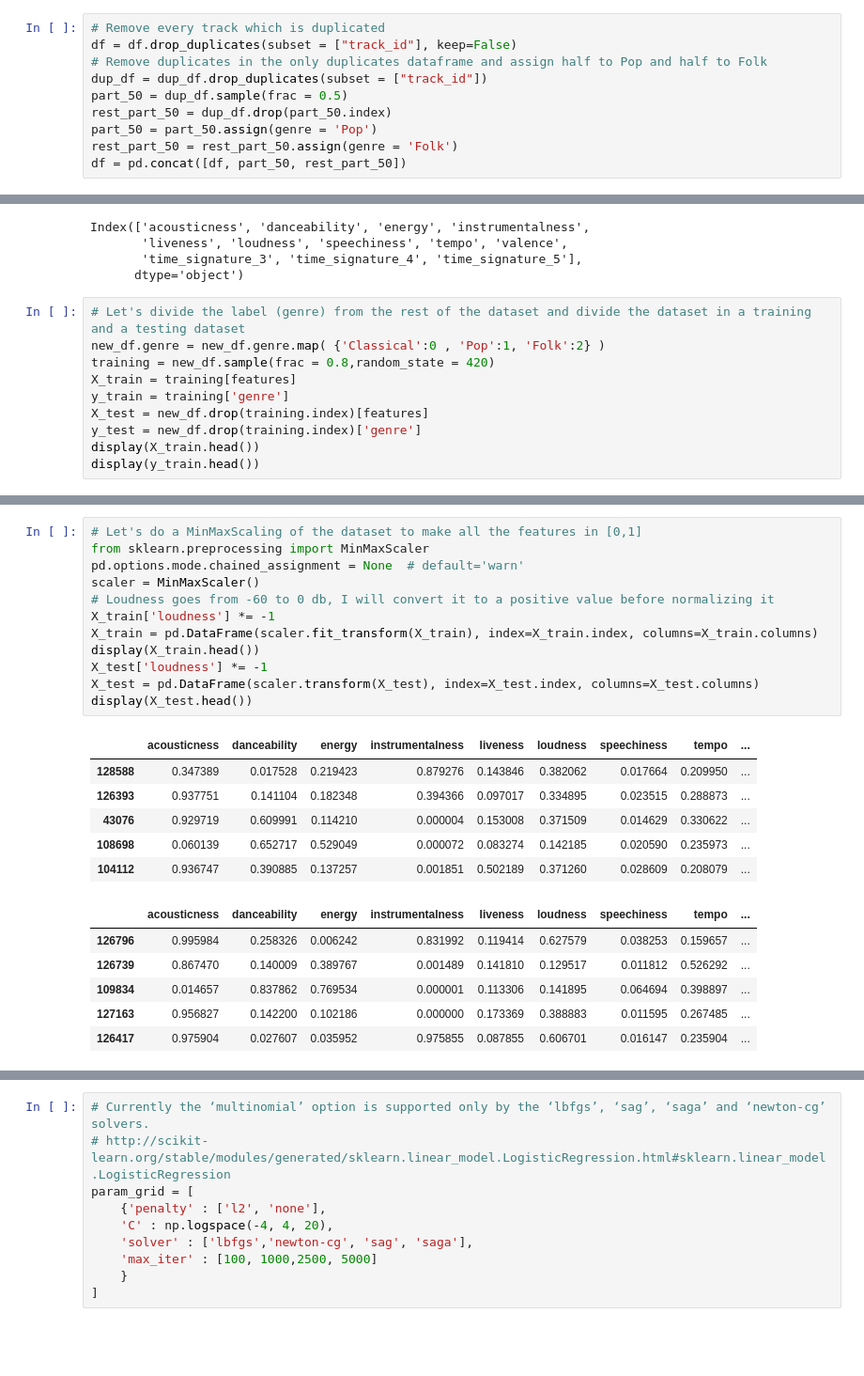
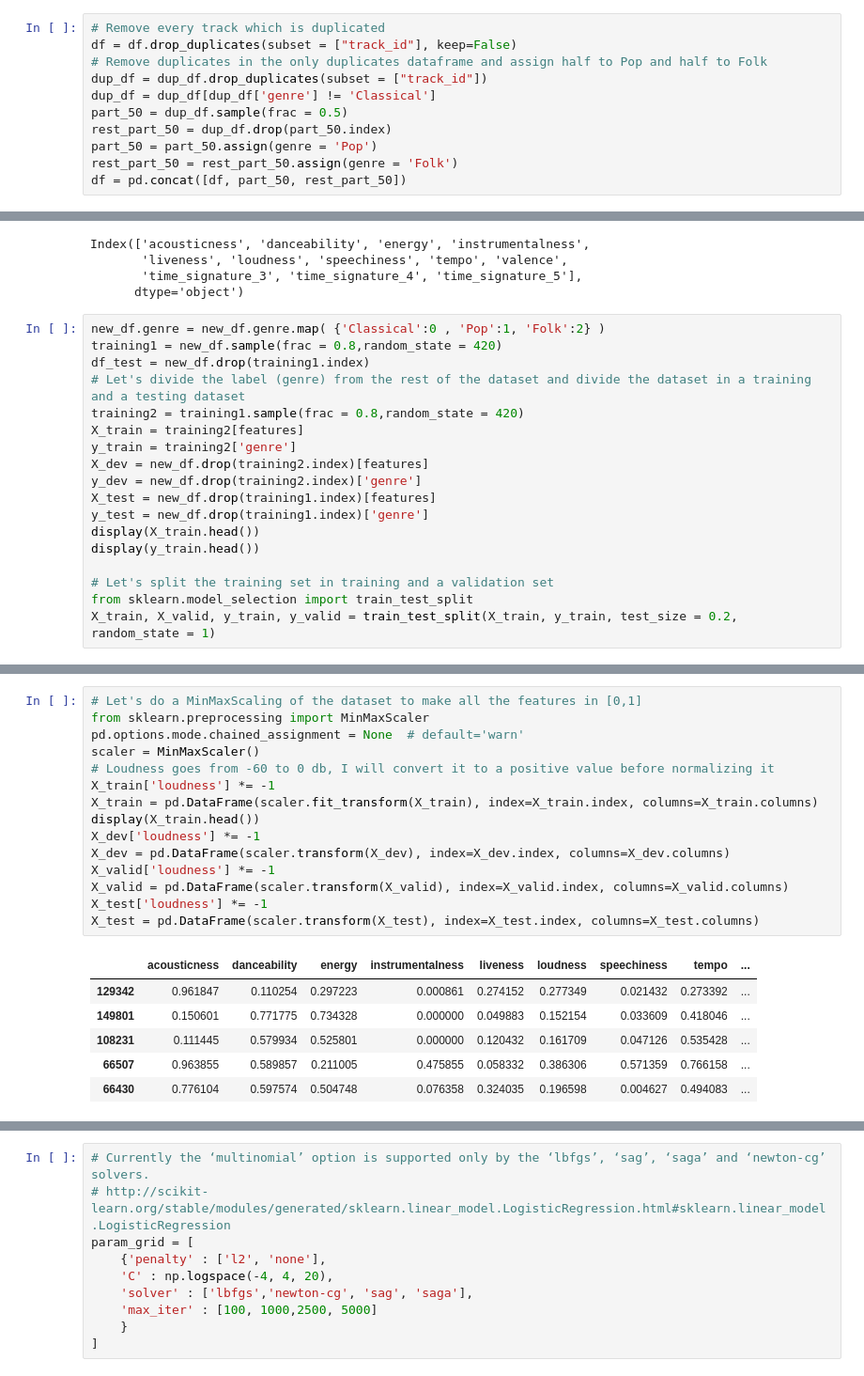
Before and after one commit to plspeziali/spotify-genre-predictor, a Jupyter notebook: spotify-genre-prediction-lr-mlp.ipynb, the cells around one changed output, grey strips where cells are left out. Shown at 94% size. Cells and saved outputs as stored; diff of their text form; blank space fills up the shorter version.

```diff
--- a/spotify-genre-prediction-lr-mlp.ipynb
+++ b/spotify-genre-prediction-lr-mlp.ipynb
@@ -250,6 +250,7 @@ display(dup_df)
 df = df.drop_duplicates(subset = ["track_id"], keep=False)
 # Remove duplicates in the only duplicates dataframe and assign half to Pop and half to Folk
 dup_df = dup_df.drop_duplicates(subset = ["track_id"])
+dup_df = dup_df[dup_df['genre'] != 'Classical']
 part_50 = dup_df.sample(frac = 0.5)
 rest_part_50 = dup_df.drop(part_50.index)
 part_50 = part_50.assign(genre = 'Pop')
@@ -306,14 +307,22 @@ Index(['acousticness', 'danceability', 'energy', 'instrumentalness',
        'time_signature_3', 'time_signature_4', 'time_signature_5'],
       dtype='object')
 # %%
+new_df.genre = new_df.genre.map( {'Classical':0 , 'Pop':1, 'Folk':2} )
+training1 = new_df.sample(frac = 0.8,random_state = 420)
+df_test = new_df.drop(training1.index)
 # Let's divide the label (genre) from the rest of the dataset and divide the dataset in a training and a testing dataset
-new_df.genre = new_df.genre.map( {'Classical':0 , 'Pop':1, 'Folk':2} )
-training = new_df.sample(frac = 0.8,random_state = 420)
-X_train = training[features]
-y_train = training['genre']
-X_test = new_df.drop(training.index)[features]
-y_test = new_df.drop(training.index)['genre']
+training2 = training1.sample(frac = 0.8,random_state = 420)
+X_train = training2[features]
+y_train = training2['genre']
+X_dev = new_df.drop(training2.index)[features]
+y_dev = new_df.drop(training2.index)['genre']
+X_test = new_df.drop(training1.index)[features]
+y_test = new_df.drop(training1.index)['genre']
 display(X_train.head())
 display(y_train.head())
+
+# Let's split the training set in training and a validation set
+from sklearn.model_selection import train_test_split
+X_train, X_valid, y_train, y_valid = train_test_split(X_train, y_train, test_size = 0.2, random_state = 1)
 # %% [output]
 |  | acousticness | danceability | energy | instrumentalness | liveness | loudness | speechiness | tempo | ... |
@@ -331,28 +340,25 @@ Name: genre, dtype: int64
 # %%
 # Let's do a MinMaxScaling of the dataset to make all the features in [0,1]
 from sklearn.preprocessing import MinMaxScaler
 pd.options.mode.chained_assignment = None  # default='warn'
 scaler = MinMaxScaler()
 # Loudness goes from -60 to 0 db, I will convert it to a positive value before normalizing it
 X_train['loudness'] *= -1
 X_train = pd.DataFrame(scaler.fit_transform(X_train), index=X_train.index, columns=X_train.columns)
 display(X_train.head())
+X_dev['loudness'] *= -1
+X_dev = pd.DataFrame(scaler.transform(X_dev), index=X_dev.index, columns=X_dev.columns)
+X_valid['loudness'] *= -1
+X_valid = pd.DataFrame(scaler.transform(X_valid), index=X_valid.index, columns=X_valid.columns)
 X_test['loudness'] *= -1
 X_test = pd.DataFrame(scaler.transform(X_test), index=X_test.index, columns=X_test.columns)
-display(X_test.head())
 # %% [output]
 |  | acousticness | danceability | energy | instrumentalness | liveness | loudness | speechiness | tempo | ... |
-| 128588 | 0.347389 | 0.017528 | 0.219423 | 0.879276 | 0.143846 | 0.382062 | 0.017664 | 0.209950 | ... |
-| 126393 | 0.937751 | 0.141104 | 0.182348 | 0.394366 | 0.097017 | 0.334895 | 0.023515 | 0.288873 | ... |
-| 43076 | 0.929719 | 0.609991 | 0.114210 | 0.000004 | 0.153008 | 0.371509 | 0.014629 | 0.330622 | ... |
-| 108698 | 0.060139 | 0.652717 | 0.529049 | 0.000072 | 0.083274 | 0.142185 | 0.020590 | 0.235973 | ... |
-| 104112 | 0.936747 | 0.390885 | 0.137257 | 0.001851 | 0.502189 | 0.371260 | 0.028609 | 0.208079 | ... |
+| 129342 | 0.961847 | 0.110254 | 0.297223 | 0.000861 | 0.274152 | 0.277349 | 0.021432 | 0.273392 | ... |
+| 149801 | 0.150601 | 0.771775 | 0.734328 | 0.000000 | 0.049883 | 0.152154 | 0.033609 | 0.418046 | ... |
+| 108231 | 0.111445 | 0.579934 | 0.525801 | 0.000000 | 0.120432 | 0.161709 | 0.047126 | 0.535428 | ... |
+| 66507 | 0.963855 | 0.589857 | 0.211005 | 0.475855 | 0.058332 | 0.386306 | 0.571359 | 0.766158 | ... |
+| 66430 | 0.776104 | 0.597574 | 0.504748 | 0.076358 | 0.324035 | 0.196598 | 0.004627 | 0.494083 | ... |
-|  | acousticness | danceability | energy | instrumentalness | liveness | loudness | speechiness | tempo | ... |
-| 126796 | 0.995984 | 0.258326 | 0.006242 | 0.831992 | 0.119414 | 0.627579 | 0.038253 | 0.159657 | ... |
-| 126739 | 0.867470 | 0.140009 | 0.389767 | 0.001489 | 0.141810 | 0.129517 | 0.011812 | 0.526292 | ... |
-| 109834 | 0.014657 | 0.837862 | 0.769534 | 0.000001 | 0.113306 | 0.141895 | 0.064694 | 0.398897 | ... |
-| 127163 | 0.956827 | 0.142200 | 0.102186 | 0.000000 | 0.173369 | 0.388883 | 0.011595 | 0.267485 | ... |
-| 126417 | 0.975904 | 0.027607 | 0.035952 | 0.975855 | 0.087855 | 0.606701 | 0.016147 | 0.235904 | ... |
 # %%
 # Let's check the distribution of the various countinuous features
 plt.figure(figsize=(22, 6))
```
Also changed, not shown: parts of 17 cells of this notebook.
